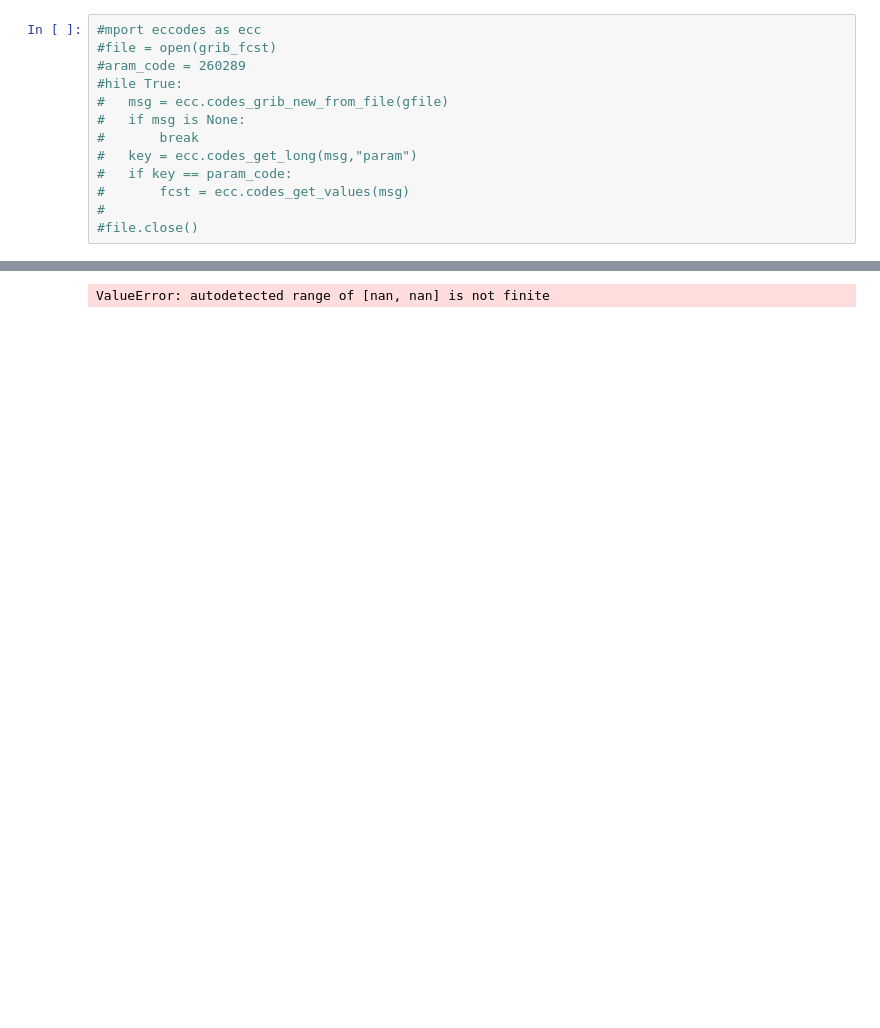
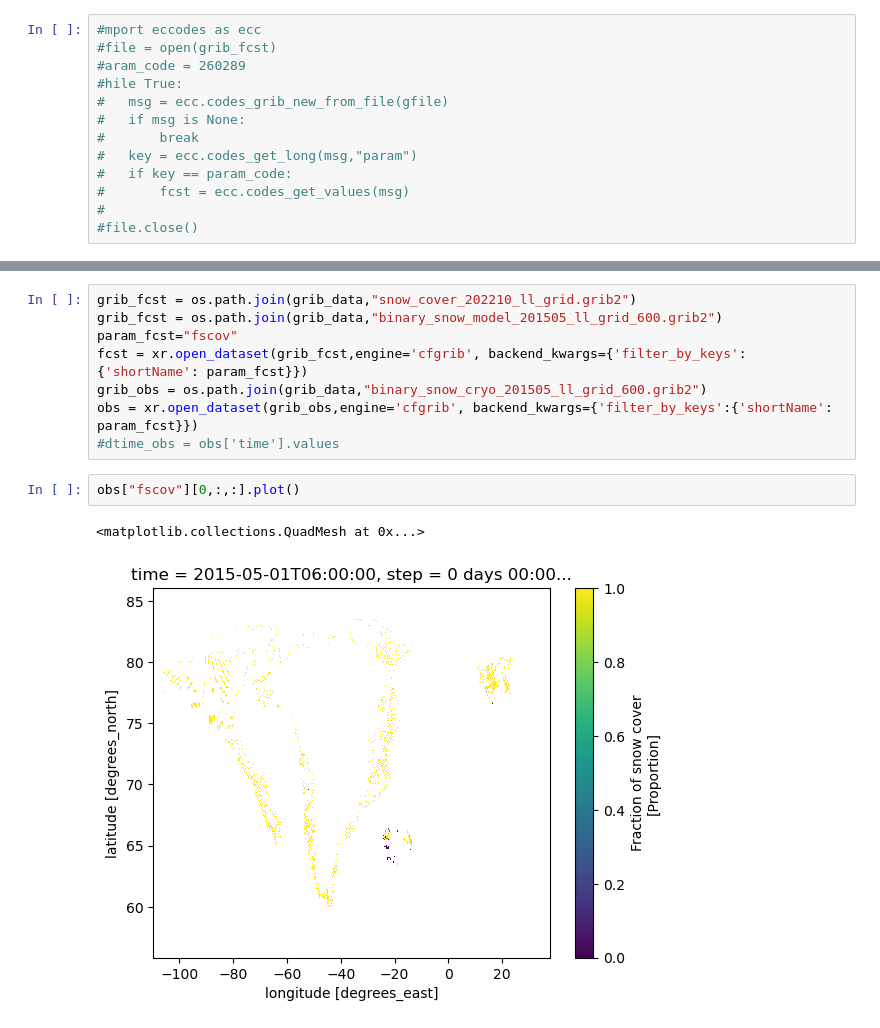
Before and after one commit to carlos9917/cerise_snow_verif, a Jupyter notebook: notebooks/eda_snow_distribution.ipynb, the cells around one changed output, grey strips where cells are left out. Drawn from its saved outputs; the diff is of its cells as text; blank space fills up the shorter version.

```diff
--- a/notebooks/eda_snow_distribution.ipynb
+++ b/notebooks/eda_snow_distribution.ipynb
@@ -92,3 +118,13 @@ array([nan, nan, nan, ..., nan, nan, nan])
 # %%
+grib_fcst = os.path.join(grib_data,"snow_cover_202210_ll_grid.grib2")
+grib_fcst = os.path.join(grib_data,"binary_snow_model_201505_ll_grid_600.grib2")
+param_fcst="fscov"
+fcst = xr.open_dataset(grib_fcst,engine='cfgrib', backend_kwargs={'filter_by_keys':{'shortName': param_fcst}})
+grib_obs = os.path.join(grib_data,"binary_snow_cryo_201505_ll_grid_600.grib2")
+obs = xr.open_dataset(grib_obs,engine='cfgrib', backend_kwargs={'filter_by_keys':{'shortName': param_fcst}})
+#dtime_obs = obs['time'].values
-# %% [output]
-ValueError: autodetected range of [nan, nan] is not finite
+# %%
+obs["fscov"][0,:,:].plot()
+# %% [output]
+<matplotlib.collections.QuadMesh at 0x...>
+[figure, added]
```
Also changed, not shown: parts of 11 cells of this notebook, 22 other files.
